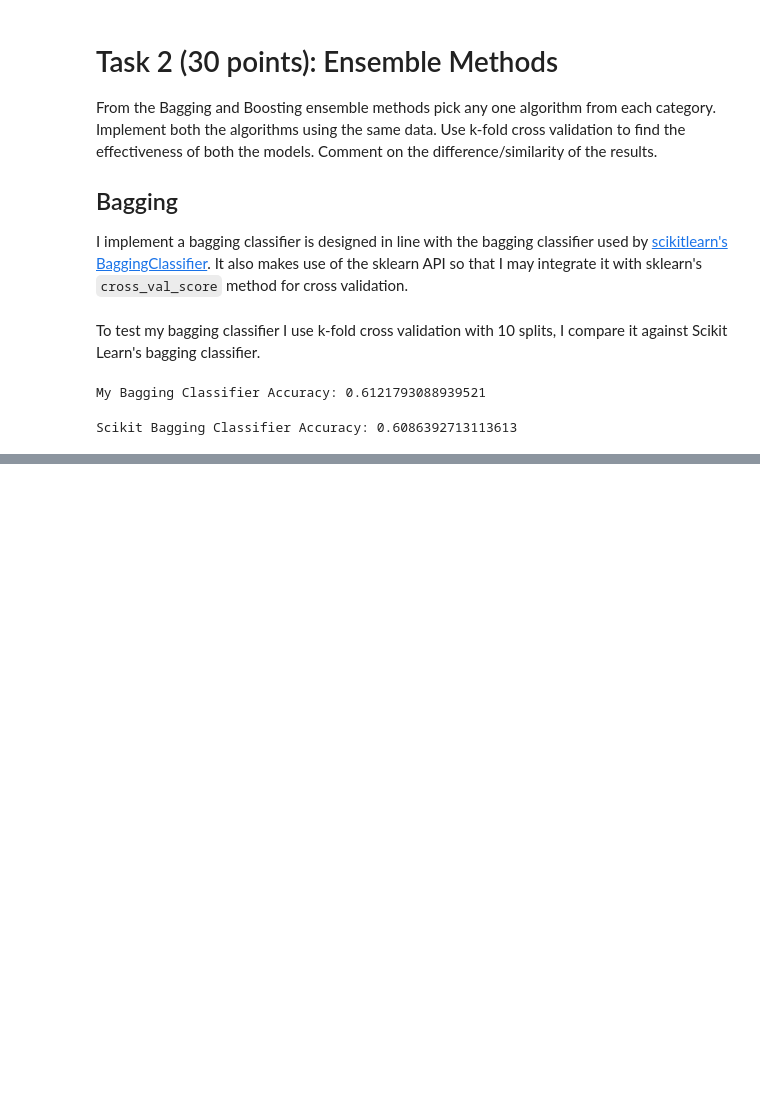
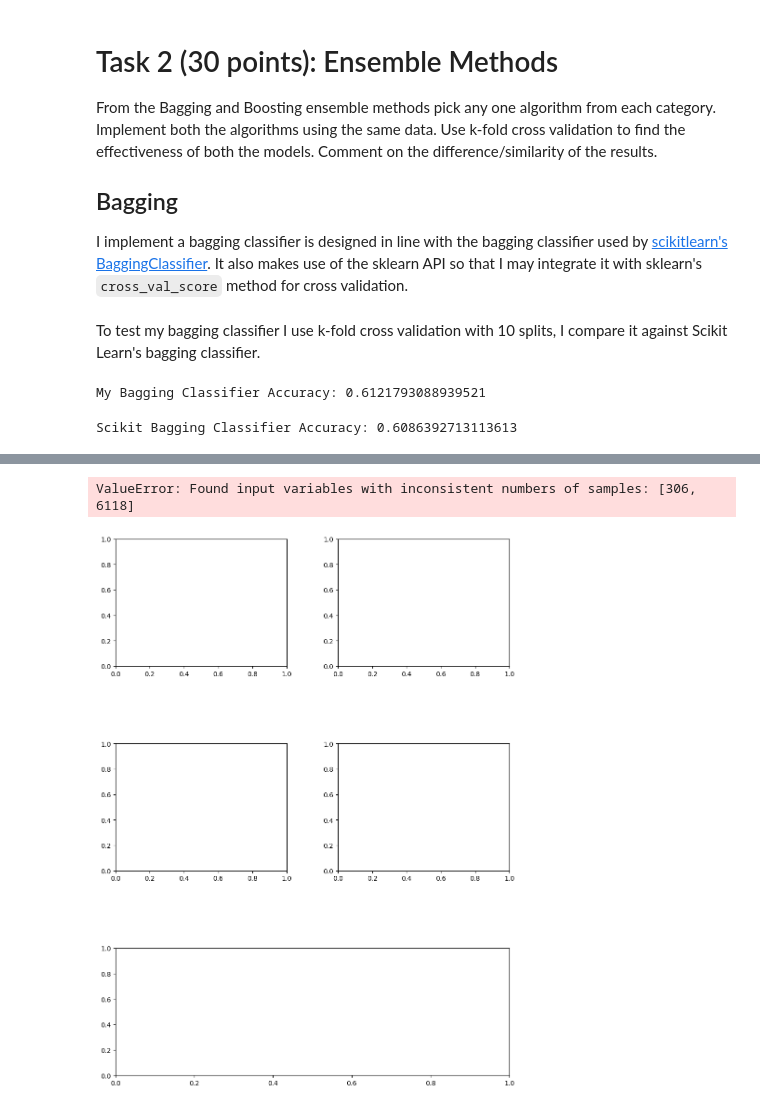
Before and after one commit to James-Oswald/CSCI-6962-Projects-in-ML-AI, a Jupyter notebook: hw2/hw2.ipynb, the cells around one changed output, grey strips where cells are left out. Saved outputs shown, nothing was run; the diff lists cells and outputs as text; code cells hidden in the pictures; blank space fills up the shorter version.

```diff
--- a/hw2/hw2.ipynb
+++ b/hw2/hw2.ipynb
@@ -246,0 +302,42 @@ The results show that the bagging classifier consistently improves performance b
+# %%
+
+from sklearn.model_selection import cross_val_predict
+from sklearn.metrics import confusion_matrix, f1_score, accuracy_score, recall_score, precision_score
+
+models_to_test = [DummyClassifier(strategy="stratified"), DecisionTreeClassifier(max_depth=16, min_samples_split=100), MyBaggingClassifier(), MyAdaBoostClassifier()]
+
+fig, ax = plt.subplot_mosaic([[0, 1], [2 , 3], [4, 4]])
+fig.tight_layout(pad=2.0)
+fig.set_size_inches(10, 14)
+
+table_text=[
+    ["", "Accuracy", "Precision", "Recall", "F1"],
+    ["Dummy", "", "", "", ""],
+    ["Decision Tree", "", "", "", ""],
+    ["My Bagging", "", "", "", ""],
+    ["My AdaBoost", "", "", "", ""]
+]
+table_colors=[
+    ["silver", "c", "c", "c", "c"],
+    ["c", "w", "w", "w", "w"],
+    ["c", "w", "w", "w", "w"],
+    ["c", "w", "w", "w", "w"],
+    ["c", "w", "w", "w", "w"]
+]
+
+for i, model in enumerate(models_to_test):
+    model.fit(train[feature_names], train["H"])
+    preds = model.predict(test[feature_names])
+    table_text[i+1][1] = "%.2f" % accuracy_score(preds, test["H"])
+    table_text[i+1][2] = "%.2f" % precision_score(preds, test["H"], average="weighted")
+    table_text[i+1][3] = "%.2f" % recall_score(preds, test["H"], average="weighted")
+    table_text[i+1][4] = "%.2f" % f1_score(preds, test["H"], average="weighted")
+    cf = confusion_matrix(preds, test["H"])
+    ax[i].set_title(type(model).__name__)
+    sns.heatmap(cf, annot=True, cmap='RdYlGn', fmt=".0f", ax=ax[i])
+
+ax[4].table(table_text, table_colors, loc='top')
+ax[4].axis("off");
+# %% [output]
+ValueError: Found input variables with inconsistent numbers of samples: [306, 6118]
+[figure, added]
```
Also changed, not shown: parts of 10 cells of this notebook.
